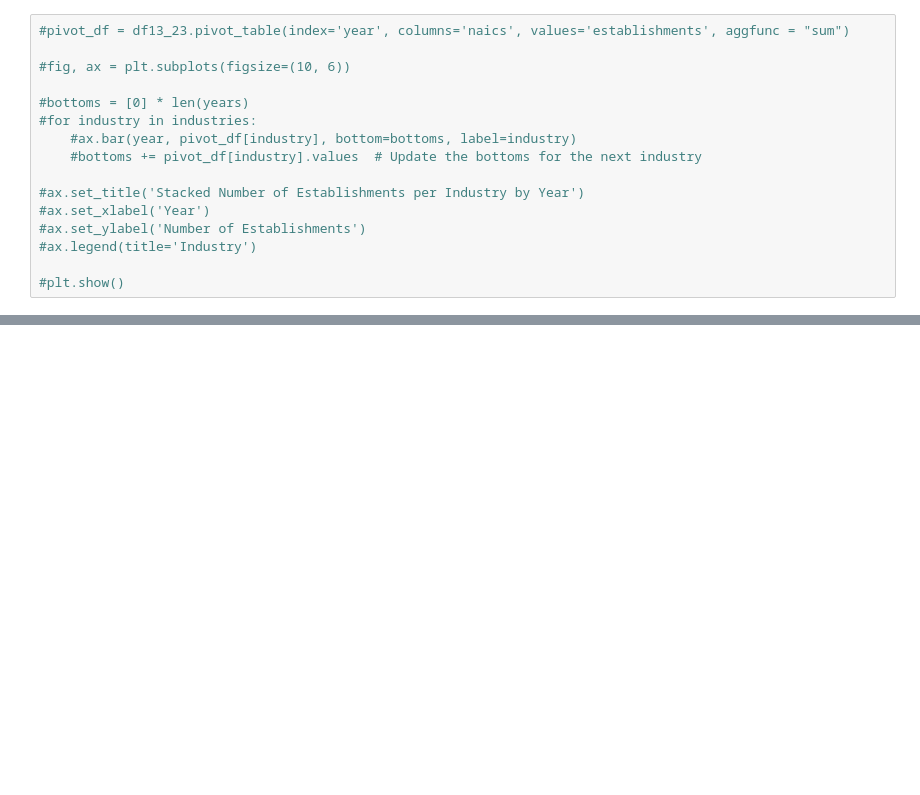
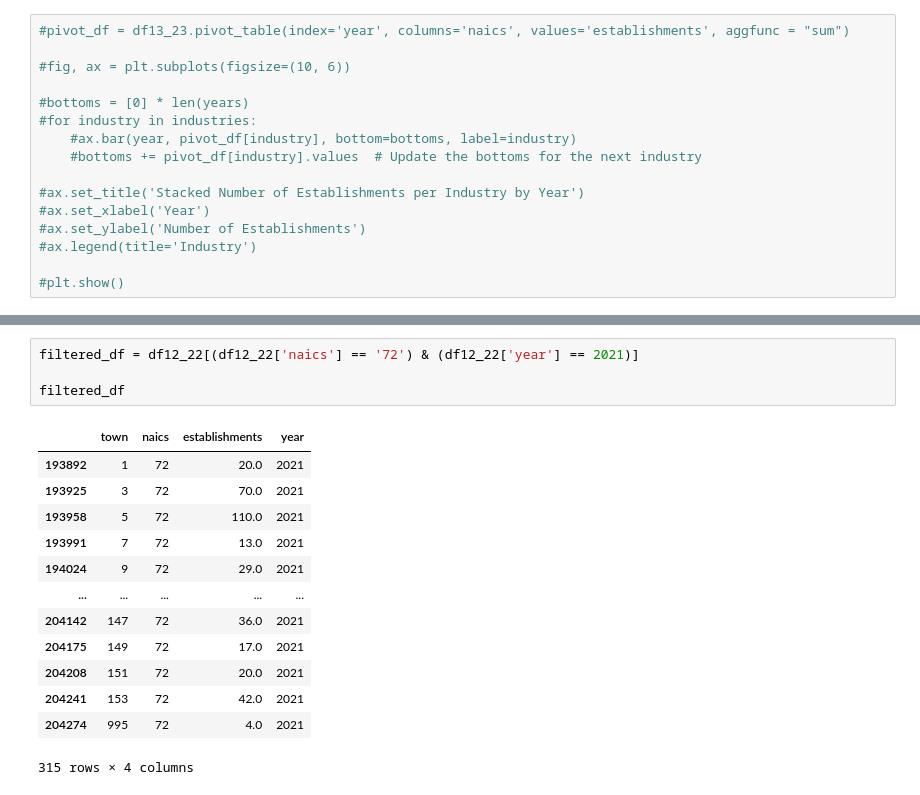
Before and after one commit to nessajimenez/pr-biz-patterns, a Jupyter notebook: Graphs from Clean Data.ipynb, the cells around one changed output, grey strips where cells are left out. Drawn from its saved outputs; the diff is of its cells as text; blank space fills up the shorter version.

```diff
--- a/Graphs from Clean Data.ipynb
+++ b/Graphs from Clean Data.ipynb
@@ -89,0 +92,18 @@ plt.show()
+# %%
+filtered_df = df12_22[(df12_22['naics'] == '72') & (df12_22['year'] == 2021)]
+
+filtered_df
+# %% [output]
+|  | town | naics | establishments | year |
+| 193892 | 1 | 72 | 20.0 | 2021 |
+| 193925 | 3 | 72 | 70.0 | 2021 |
+| 193958 | 5 | 72 | 110.0 | 2021 |
+| 193991 | 7 | 72 | 13.0 | 2021 |
+| 194024 | 9 | 72 | 29.0 | 2021 |
+| ... | ... | ... | ... | ... |
+| 204142 | 147 | 72 | 36.0 | 2021 |
+| 204175 | 149 | 72 | 17.0 | 2021 |
+| 204208 | 151 | 72 | 20.0 | 2021 |
+| 204241 | 153 | 72 | 42.0 | 2021 |
+| 204274 | 995 | 72 | 4.0 | 2021 |
+315 rows × 4 columns
```
Also changed, not shown: parts of 4 cells of this notebook, 3 other files.
